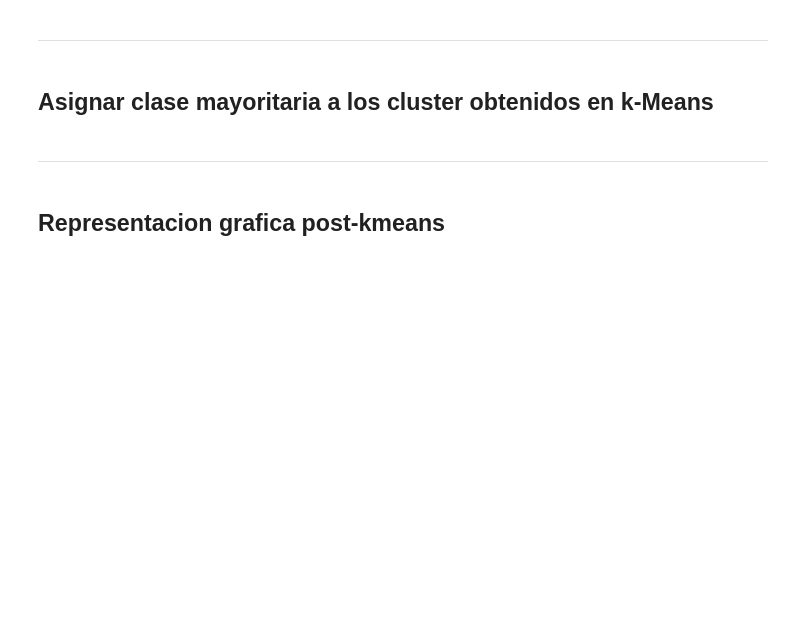
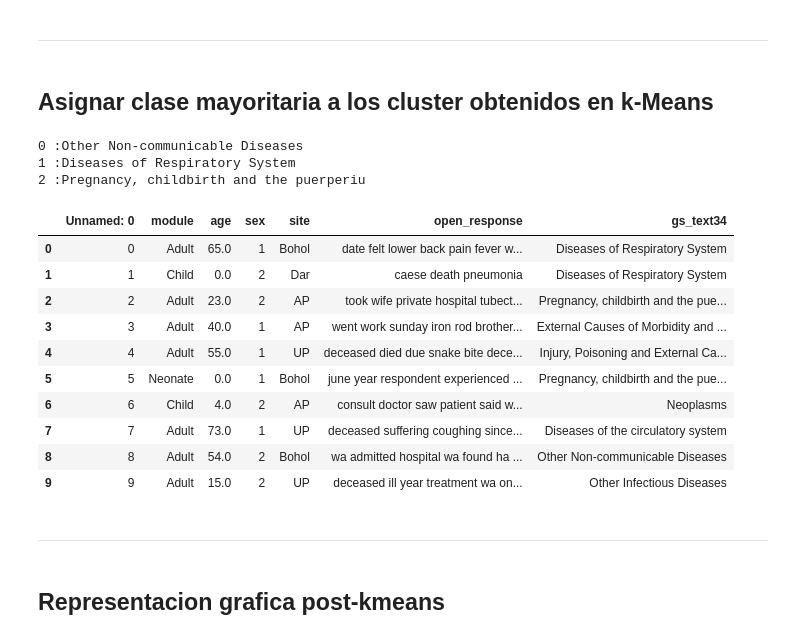
Before and after one commit to PeioLlano/MD-Verbal-Autopsy-Clustering, a Jupyter notebook: ClusteringVerbalAutopsy.ipynb, the cells around one changed output. Drawn from its saved outputs; the diff is of its cells as text; code cells hidden in the pictures; blank space fills up the shorter version.

Commit message:
Clusters y doc similares

```diff
--- a/ClusteringVerbalAutopsy.ipynb
+++ b/ClusteringVerbalAutopsy.ipynb
@@ -1253,5 +1259,27 @@ def asignar_clusters(nClusters):
 
     df.to_csv('data_output/clusters.csv')
+# %%
+asignar_clusters(3)
+# %% [output]
+0 :Other Non-communicable Diseases
+1 :Diseases of Respiratory System
+2 :Pregnancy, childbirth and the puerperiu
+# %%
+pathOriginal = 'data_output/preproceso.csv'
+data = pd.read_csv(pathOriginal)
+data.head(10)
+# %% [output]
+|  | Unnamed: 0 | module | age | sex | site | open_response | gs_text34 |
+| 0 | 0 | Adult | 65.0 | 1 | Bohol | date felt lower back pain fever w... | Diseases of Respiratory System |
+| 1 | 1 | Child | 0.0 | 2 | Dar | caese death pneumonia | Diseases of Respiratory System |
+| 2 | 2 | Adult | 23.0 | 2 | AP | took wife private hospital tubect... | Pregnancy, childbirth and the pue... |
+| 3 | 3 | Adult | 40.0 | 1 | AP | went work sunday iron rod brother... | External Causes of Morbidity and ... |
+| 4 | 4 | Adult | 55.0 | 1 | UP | deceased died due snake bite dece... | Injury, Poisoning and External Ca... |
+| 5 | 5 | Neonate | 0.0 | 1 | Bohol | june year respondent experienced ... | Pregnancy, childbirth and the pue... |
+| 6 | 6 | Child | 4.0 | 2 | AP | consult doctor saw patient said w... | Neoplasms |
+| 7 | 7 | Adult | 73.0 | 1 | UP | deceased suffering coughing since... | Diseases of the circulatory system |
+| 8 | 8 | Adult | 54.0 | 2 | Bohol | wa admitted hospital wa found ha ... | Other Non-communicable Diseases |
+| 9 | 9 | Adult | 15.0 | 2 | UP | deceased ill year treatment wa on... | Other Infectious Diseases |
 # %% [markdown]
 <hr>
 # %% [markdown]
```
Also changed, not shown: parts of 8 cells of this notebook, 1 other file.
